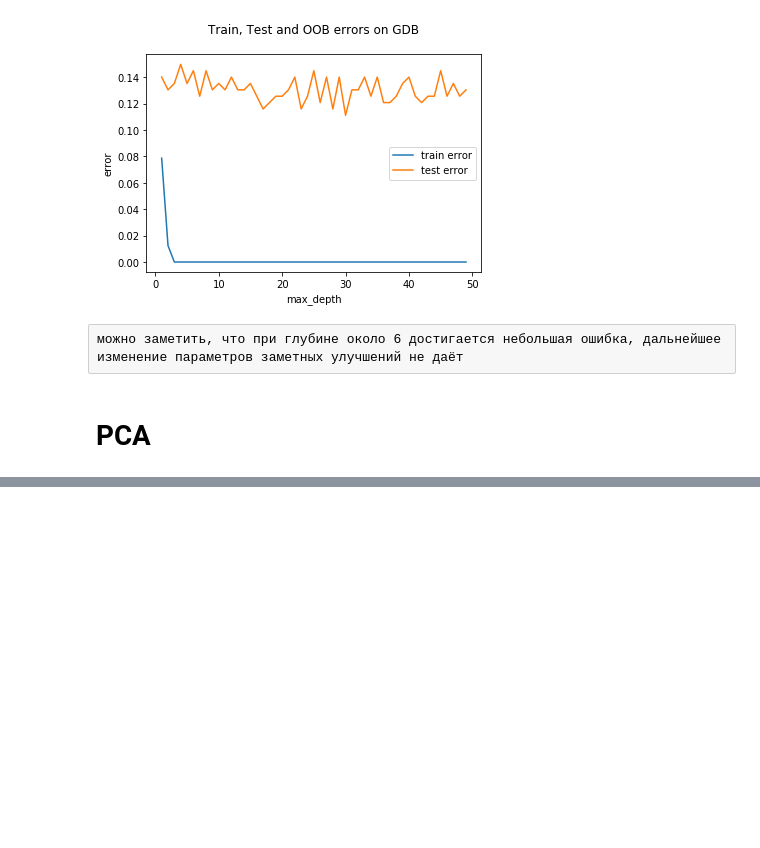
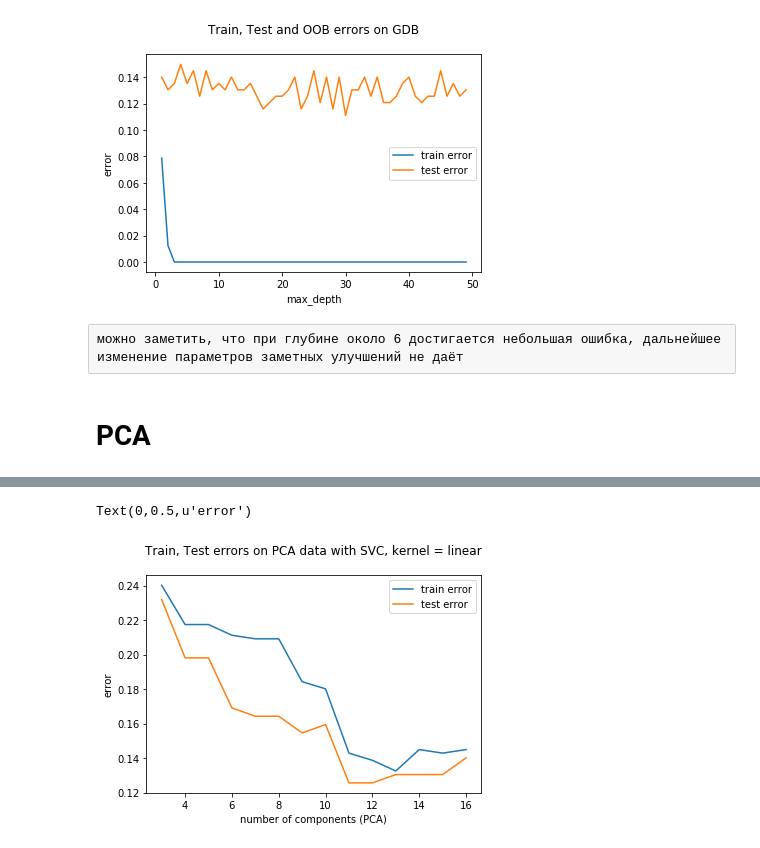
Before and after one commit to helga-derz/forestfire_analysis, a Jupyter notebook: credit_analysis/analysis_credit.ipynb, the cells around one changed output, grey strips where cells are left out. Drawn from its saved outputs; the diff is of its cells as text; code cells hidden in the pictures; blank space fills up the shorter version.

```diff
--- a/credit_analysis/analysis_credit.ipynb
+++ b/credit_analysis/analysis_credit.ipynb
@@ -1734,0 +1781,31 @@ print(train_err, test_err)
+# %%
+from sklearn.svm import SVC
+
+num_comp = np.arange(3,17)
+train_error = []
+test_error = []
+
+for i in num_comp:
+
+    pca = decomposition.PCA(n_components=i)
+    pca.fit(X)
+    X_pca = pca.transform(X)
+
+    X_train_pca, X_test_pca, y_train, y_test = train_test_split(X_pca, y, test_size = 0.3, random_state = 1)
+
+    svc_model = SVC(kernel = 'linear', C = 0.11)
+    svc_model.fit(X_train_pca, y_train)
+
+    train_error.append(np.mean(y_train != svc_model.predict(X_train_pca)))
+    test_error.append(np.mean(y_test  != svc_model.predict(X_test_pca)))
+
+
+plt.plot(num_comp, train_error, label = 'train error')
+plt.plot(num_comp, test_error, label = 'test error')
+plt.legend()
+plt.title('Train, Test errors on PCA data with SVC, kernel = linear\n')
+plt.xlabel('number of components (PCA)')
+plt.ylabel('error')
+# %% [output]
+Text(0,0.5,u'error')
+[figure, added]
```
Also changed, not shown: parts of 29 cells of this notebook.
